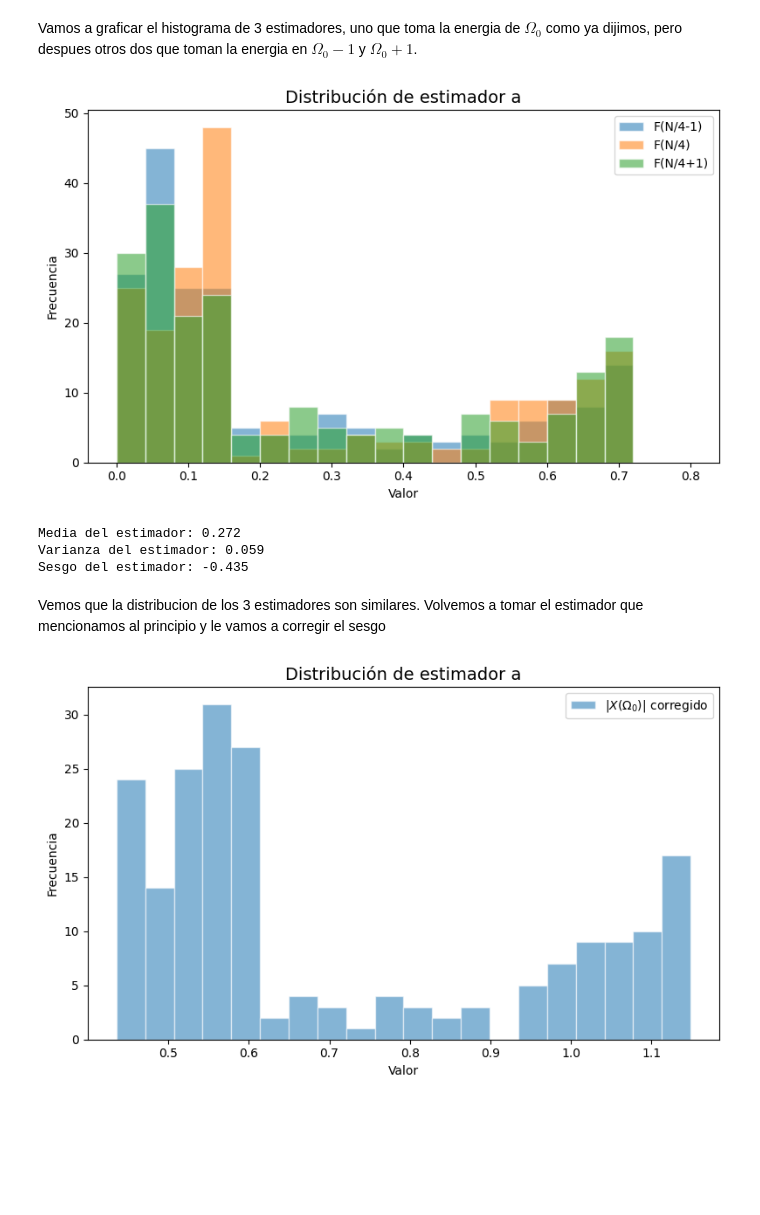
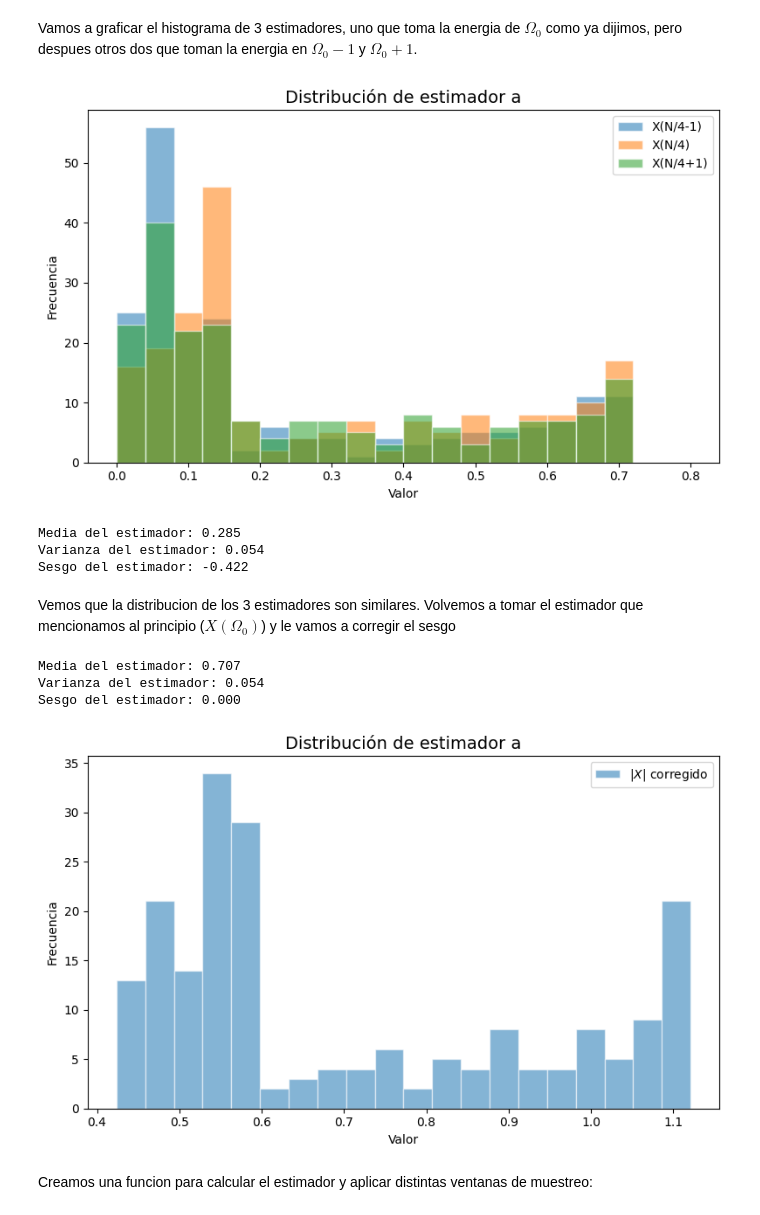
Before and after one commit to tomzuran/PDS2026, a Jupyter notebook: est_espectral2.ipynb, the cells around one changed output. Cells and saved outputs as stored; diff of their text form; code cells hidden in the pictures; blank space fills up the shorter version.

```diff
--- a/est_espectral2.ipynb
+++ b/est_espectral2.ipynb
@@ -153,35 +196,39 @@ Vamos a graficar el histograma de 3 estimadores, uno que toma la energia de $\Om
 # %%
 estimador_a_1 = (x_fft_abs[:,int(N/4-1)])
 estimador_a = (x_fft_abs[:,int(N/4)])
 estimador_a1 = (x_fft_abs[:,int(N/4+1)])
 plt.figure(figsize=(8, 5))
-plt.hist(estimador_a_1, label="F(N/4-1)", bins=20, edgecolor='white', alpha=0.55, range=(0, .8))
-plt.hist(estimador_a, label="F(N/4)",bins = 20, edgecolor='white', alpha=0.55, range=(0, .8))
-plt.hist(estimador_a1, label="F(N/4+1)", bins=20, edgecolor='white', alpha=0.55, range=(0, .8))
+plt.hist(estimador_a_1, label="X(N/4-1)", bins=20, edgecolor='white', alpha=0.55, range=(0, .8))
+plt.hist(estimador_a, label="X(N/4)",bins = 20, edgecolor='white', alpha=0.55, range=(0, .8))
+plt.hist(estimador_a1, label="X(N/4+1)", bins=20, edgecolor='white', alpha=0.55, range=(0, .8))
 plt.title('Distribución de estimador a', fontsize=14)
 plt.xlabel('Valor')
 plt.ylabel('Frecuencia')
 plt.tight_layout()
 plt.legend()
 plt.show()
 
 sesgo_a = np.mean(estimador_a) - np.sqrt(2)/2
 
 print(f"Media del estimador: {np.mean(estimador_a):.3f}")
 print(f"Varianza del estimador: {np.var(estimador_a):.3f}")
 print(f"Sesgo del estimador: {sesgo_a:.3f}")
 # %% [output]
-[figure, old version]
+[figure, new version]
-Media del estimador: 0.272
-Varianza del estimador: 0.059
-Sesgo del estimador: -0.435
+Media del estimador: 0.285
+Varianza del estimador: 0.054
+Sesgo del estimador: -0.422
 # %% [markdown]
-Vemos que la distribucion de los 3 estimadores son similares. Volvemos a tomar el estimador que mencionamos al principio y le vamos a corregir el sesgo
+Vemos que la distribucion de los 3 estimadores son similares. Volvemos a tomar el estimador que mencionamos al principio ($X(\Omega_0)$) y le vamos a corregir el sesgo
 # %%
 estimador_a_corregido = estimador_a - sesgo_a
 
+print(f"Media del estimador: {np.mean(estimador_a_corregido):.3f}")
+print(f"Varianza del estimador: {np.var(estimador_a_corregido):.3f}")
+print(f"Sesgo del estimador: {np.mean(estimador_a_corregido) - np.sqrt(2)/2:.3f}")
+
 plt.figure(figsize=(8, 5))
-plt.hist(estimador_a_corregido, label="$|X(\Omega_0)|$ corregido", bins=20, edgecolor='white', alpha=0.55)
+plt.hist(estimador_a_corregido, label="$|X|$ corregido", bins=20, edgecolor='white', alpha=0.55)
 plt.title('Distribución de estimador a', fontsize=14)
 plt.xlabel('Valor')
 plt.ylabel('Frecuencia')
@@ -189,4 +236,9 @@ plt.tight_layout()
 plt.legend()
 plt.show()
 # %% [output]
+Media del estimador: 0.707
+Varianza del estimador: 0.054
+Sesgo del estimador: 0.000
-[figure, old version]
+[figure, new version]
+# %% [markdown]
+Creamos una funcion para calcular el estimador y aplicar distintas ventanas de muestreo:
```
Also changed, not shown: parts of 39 cells of this notebook.
